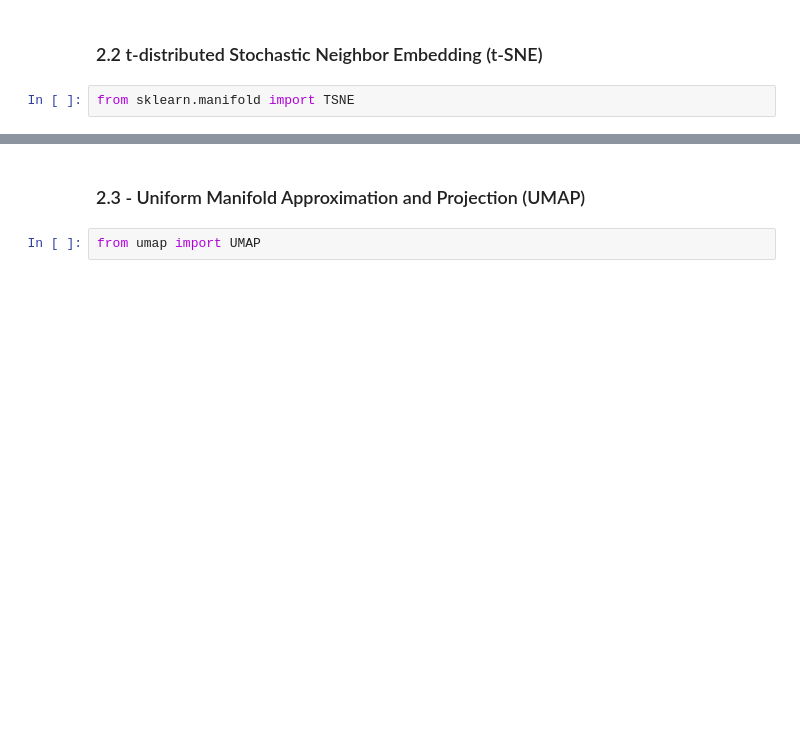
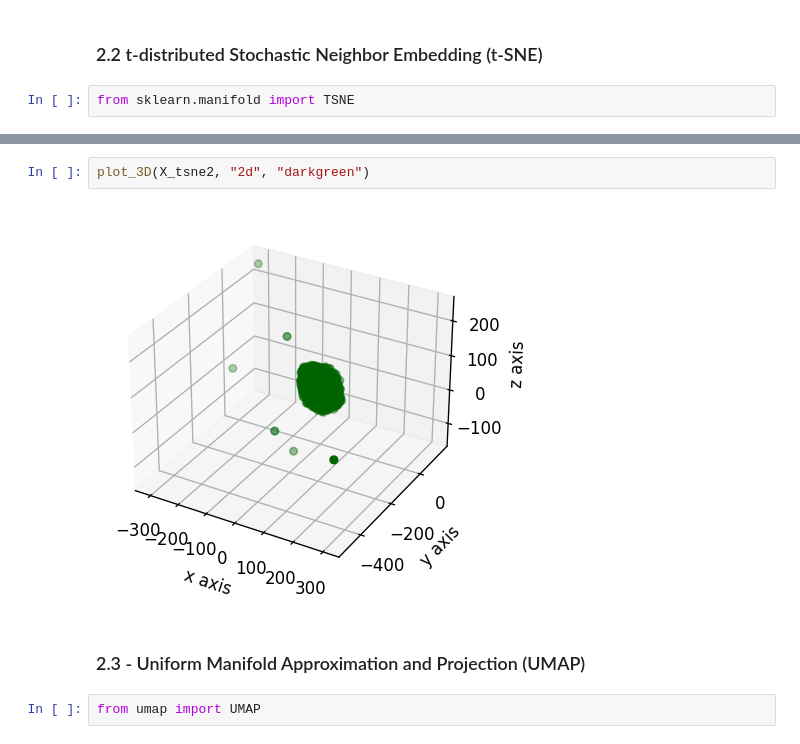
Before and after one commit to gulmert89/bootcamp_files, a Jupyter notebook: project4.ipynb, the cells around one changed output, grey strips where cells are left out. Saved outputs shown, nothing was run; the diff lists cells and outputs as text; blank space fills up the shorter version.

```diff
--- a/project4.ipynb
+++ b/project4.ipynb
@@ -265,3 +261,7 @@ plt.show()
+# %%
+plot_3D(X_tsne2, "2d", "darkgreen")
+# %% [output]
+[figure, added]
 # %% [markdown]
 ### 2.3 - Uniform Manifold Approximation and Projection (UMAP)
 # %%
```
Also changed, not shown: parts of 20 cells of this notebook.
